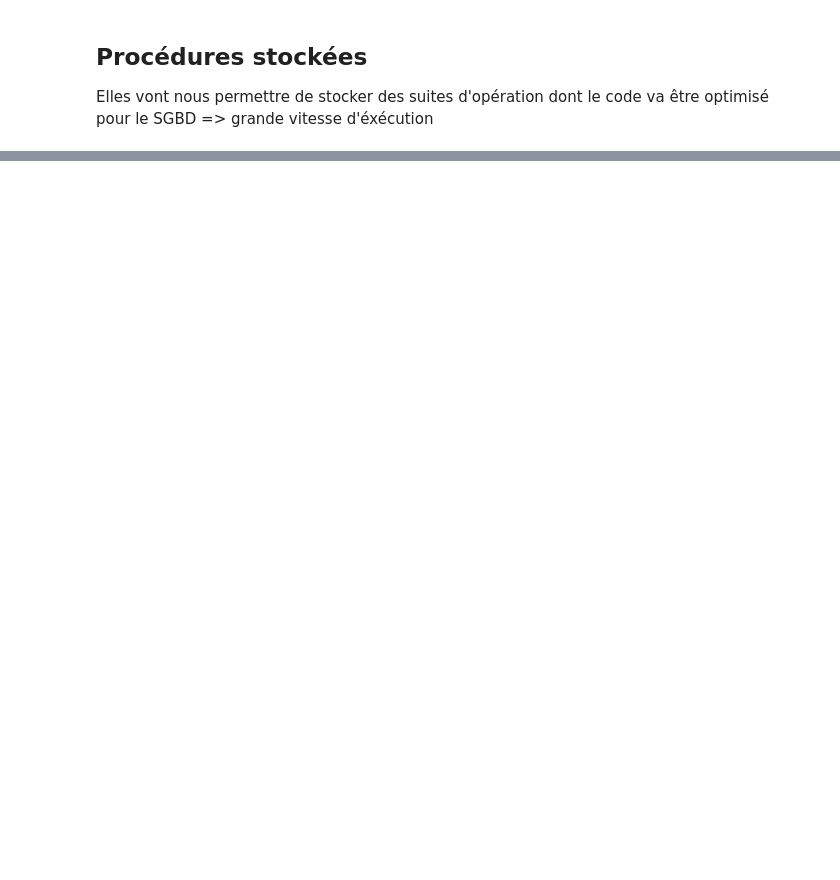
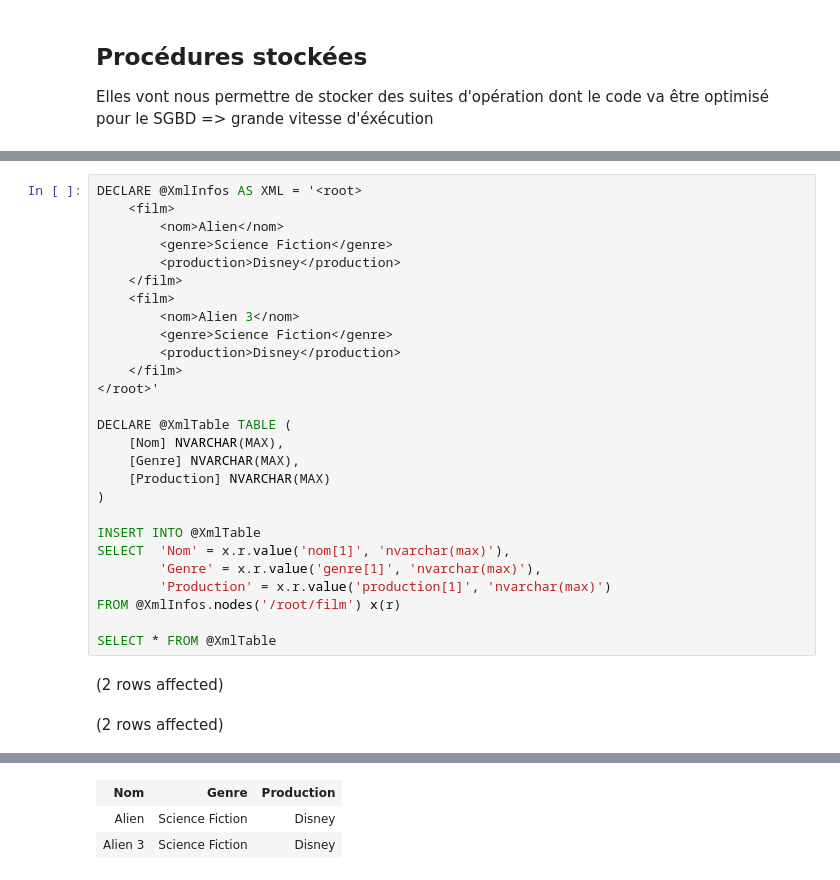
Before and after one commit to mbaumanndev/iut-2a-bdda, a Jupyter notebook: SQL.ipynb, the cells around one changed output, grey strips where cells are left out. Saved outputs shown, nothing was run; the diff lists cells and outputs as text; blank space fills up the shorter version.

```diff
--- a/SQL.ipynb
+++ b/SQL.ipynb
@@ -723,0 +728,30 @@ Total execution time: 00:00:00.009
+# %%
+DECLARE @XmlInfos AS XML = '<root>
+    <film>
+        <nom>Alien</nom>
+        <genre>Science Fiction</genre>
+        <production>Disney</production>
+    </film>
+    <film>
+        <nom>Alien 3</nom>
+        <genre>Science Fiction</genre>
+        <production>Disney</production>
+    </film>
+</root>'
+
+DECLARE @XmlTable TABLE (
+    [Nom] NVARCHAR(MAX),
+    [Genre] NVARCHAR(MAX),
+    [Production] NVARCHAR(MAX)
+)
+
+INSERT INTO @XmlTable
+SELECT  'Nom' = x.r.value('nom[1]', 'nvarchar(max)'),
+        'Genre' = x.r.value('genre[1]', 'nvarchar(max)'),
+        'Production' = x.r.value('production[1]', 'nvarchar(max)')
+FROM @XmlInfos.nodes('/root/film') x(r)
+
+SELECT * FROM @XmlTable
+# %% [output]
+(2 rows affected)
+(2 rows affected)
@@ -723,0 +759,3 @@ Total execution time: 00:00:00.009
+| Nom | Genre | Production |
+| Alien | Science Fiction | Disney |
+| Alien 3 | Science Fiction | Disney |
```
Also changed, not shown: parts of 45 cells of this notebook.
